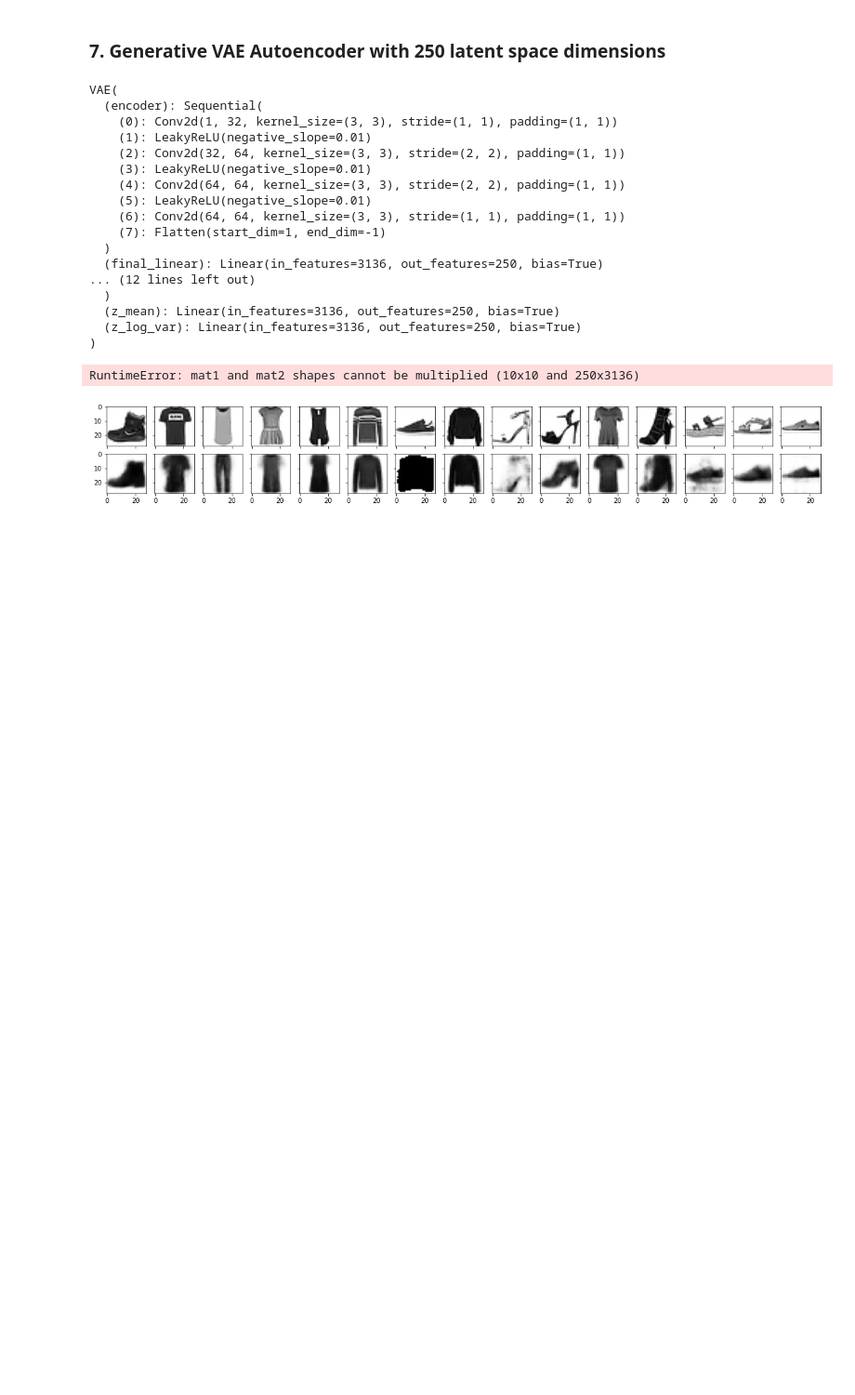
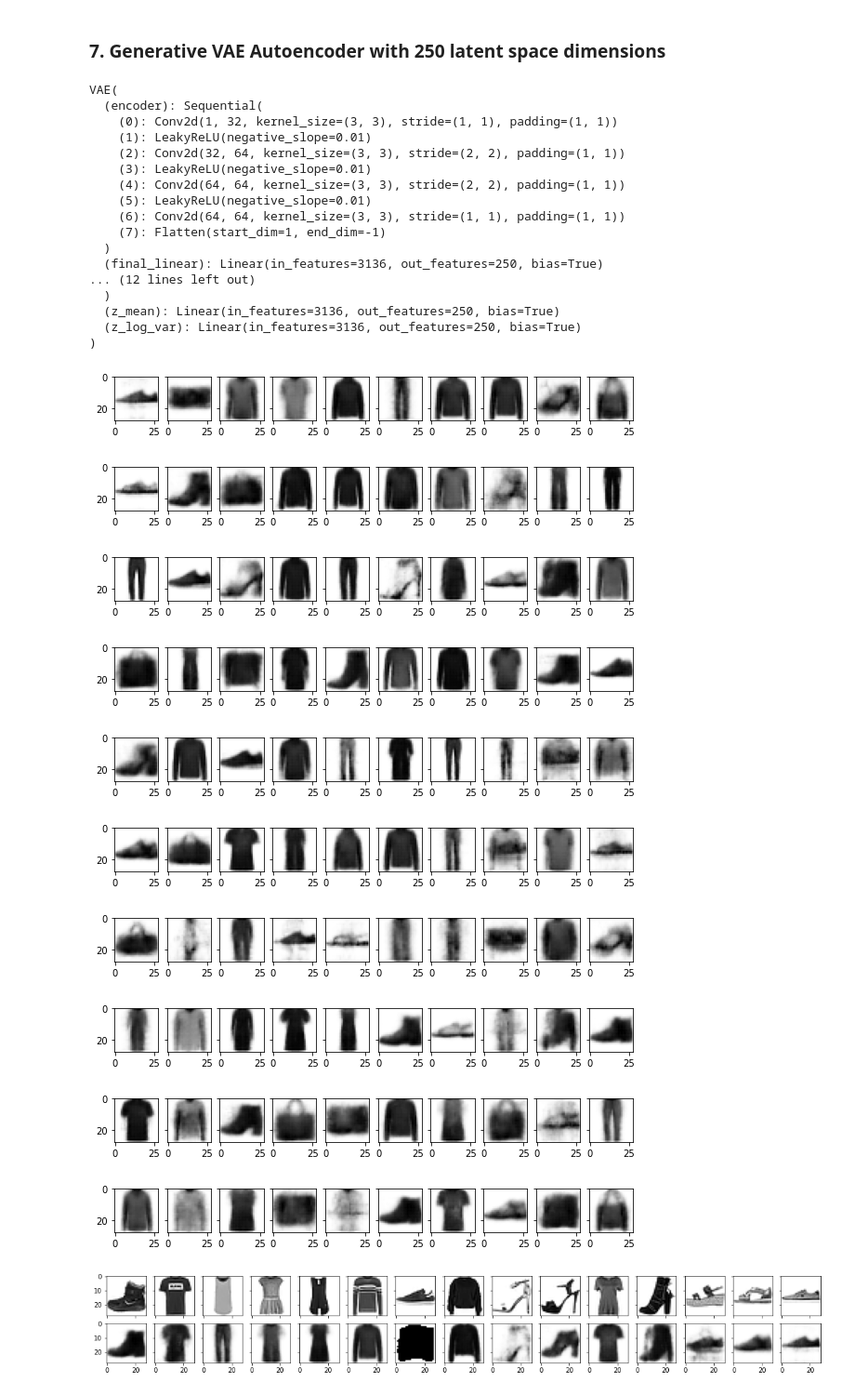
Before and after one commit to SpiliakosGeorge/Deep-Learning-VAE-Image, a Jupyter notebook: Report.ipynb, the cells around one changed output. Shown at 93% size. Drawn from its saved outputs; the diff is of its cells as text; code cells hidden in the pictures; blank space fills up the shorter version.

Commit message:
plot fix 3

```diff
--- a/Report.ipynb
+++ b/Report.ipynb
@@ -355,16 +355,25 @@ VAE(
 # %%
 #plot_images_sampled_from_vae
 MODEL = model
 DEVICE = torch.device('cuda' if torch.cuda.is_available() else 'cpu')
-LATENT_SIZE = 10
+LATENT_SIZE = 250
 UNNORMALIZER = None
 NUM_IMAGES = 10
 
 for i in range(10):
     plot_images_sampled_from_vae(model=model, device=DEVICE, latent_size=LATENT_SIZE)
     plt.show()
 # %% [output]
-RuntimeError: mat1 and mat2 shapes cannot be multiplied (10x10 and 250x3136)
+[figure, added]
+[figure, added]
+[figure, added]
+[figure, added]
+[figure, added]
+[figure, added]
+[figure, added]
+[figure, added]
+[figure, added]
+[figure, added]
 # %%
 #plot_generated_images
 DATALOADER = get_FashionMNIST_dataloaders(18)[0]
```
